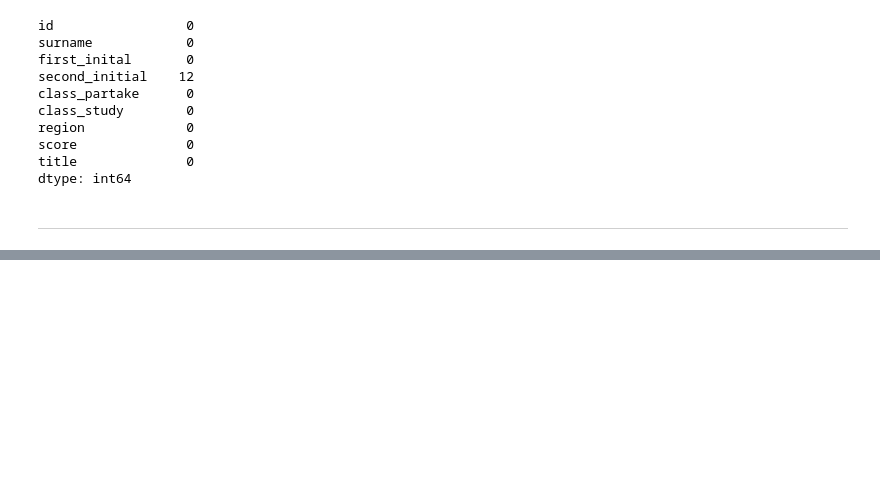
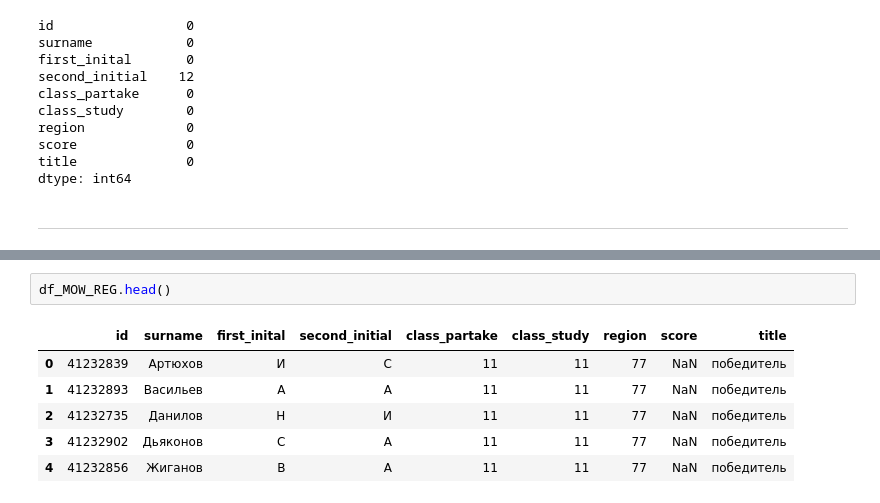
Before and after one commit to VladG00dmanPersonal/LMSH_AI_HACK, a Jupyter notebook: src/Vlad/EDA.ipynb, the cells around one changed output, grey strips where cells are left out. Cells and saved outputs as stored; diff of their text form; blank space fills up the shorter version.

```diff
--- a/src/Vlad/EDA.ipynb
+++ b/src/Vlad/EDA.ipynb
@@ -613,0 +632,9 @@ dtype: int64
+# %%
+df_MOW_REG.head()
+# %% [output]
+|  | id | surname | first_inital | second_initial | class_partake | class_study | region | score | title |
+| 0 | 41232839 | Артюхов | И | С | 11 | 11 | 77 | NaN | победитель |
+| 1 | 41232893 | Васильев | А | А | 11 | 11 | 77 | NaN | победитель |
+| 2 | 41232735 | Данилов | Н | И | 11 | 11 | 77 | NaN | победитель |
+| 3 | 41232902 | Дьяконов | С | А | 11 | 11 | 77 | NaN | победитель |
+| 4 | 41232856 | Жиганов | В | А | 11 | 11 | 77 | NaN | победитель |
```
Also changed, not shown: parts of 16 cells of this notebook.
